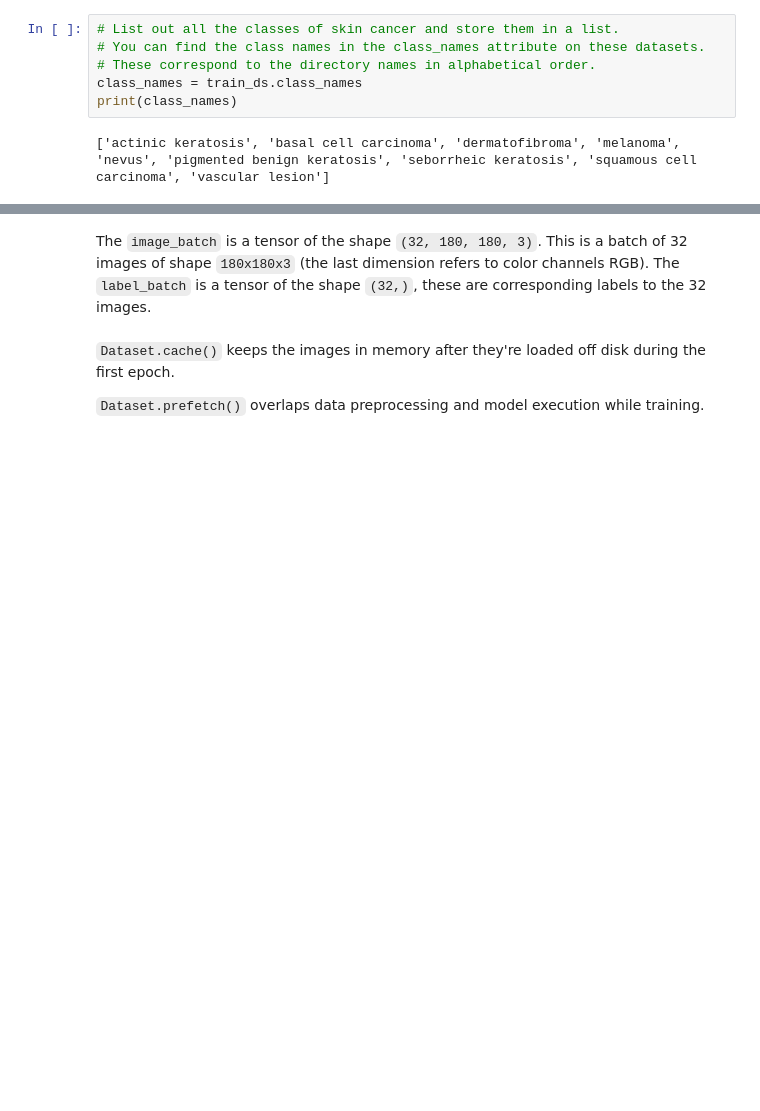
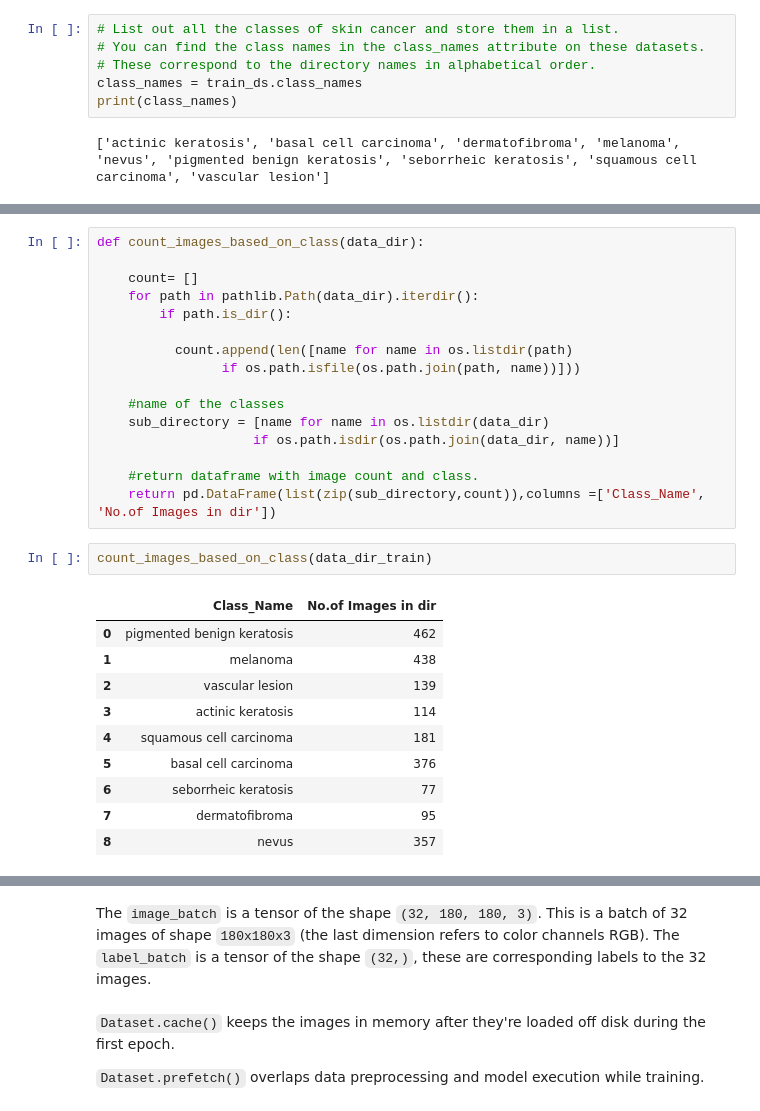
Before and after one commit to aravindvcyber/Melanoma-Detection-Assignment, a Jupyter notebook: Aravind_Vadamalaimuthu_nn.ipynb, the cells around one changed output, grey strips where cells are left out. Drawn from its saved outputs; the diff is of its cells as text; blank space fills up the shorter version.

```diff
--- a/Aravind_Vadamalaimuthu_nn.ipynb
+++ b/Aravind_Vadamalaimuthu_nn.ipynb
@@ -96,0 +109,29 @@ import matplotlib.pyplot as plt
+# %%
+def count_images_based_on_class(data_dir):
+
+    count= []
+    for path in pathlib.Path(data_dir).iterdir():
+        if path.is_dir():
+
+          count.append(len([name for name in os.listdir(path)
+                if os.path.isfile(os.path.join(path, name))]))
+
+    #name of the classes
+    sub_directory = [name for name in os.listdir(data_dir)
+                    if os.path.isdir(os.path.join(data_dir, name))]
+
+    #return dataframe with image count and class.
+    return pd.DataFrame(list(zip(sub_directory,count)),columns =['Class_Name', 'No.of Images in dir'])
+# %%
+count_images_based_on_class(data_dir_train)
+# %% [output]
+|  | Class_Name | No.of Images in dir |
+| 0 | pigmented benign keratosis | 462 |
+| 1 | melanoma | 438 |
+| 2 | vascular lesion | 139 |
+| 3 | actinic keratosis | 114 |
+| 4 | squamous cell carcinoma | 181 |
+| 5 | basal cell carcinoma | 376 |
+| 6 | seborrheic keratosis | 77 |
+| 7 | dermatofibroma | 95 |
+| 8 | nevus | 357 |
```
Also changed, not shown: parts of 33 cells of this notebook.
